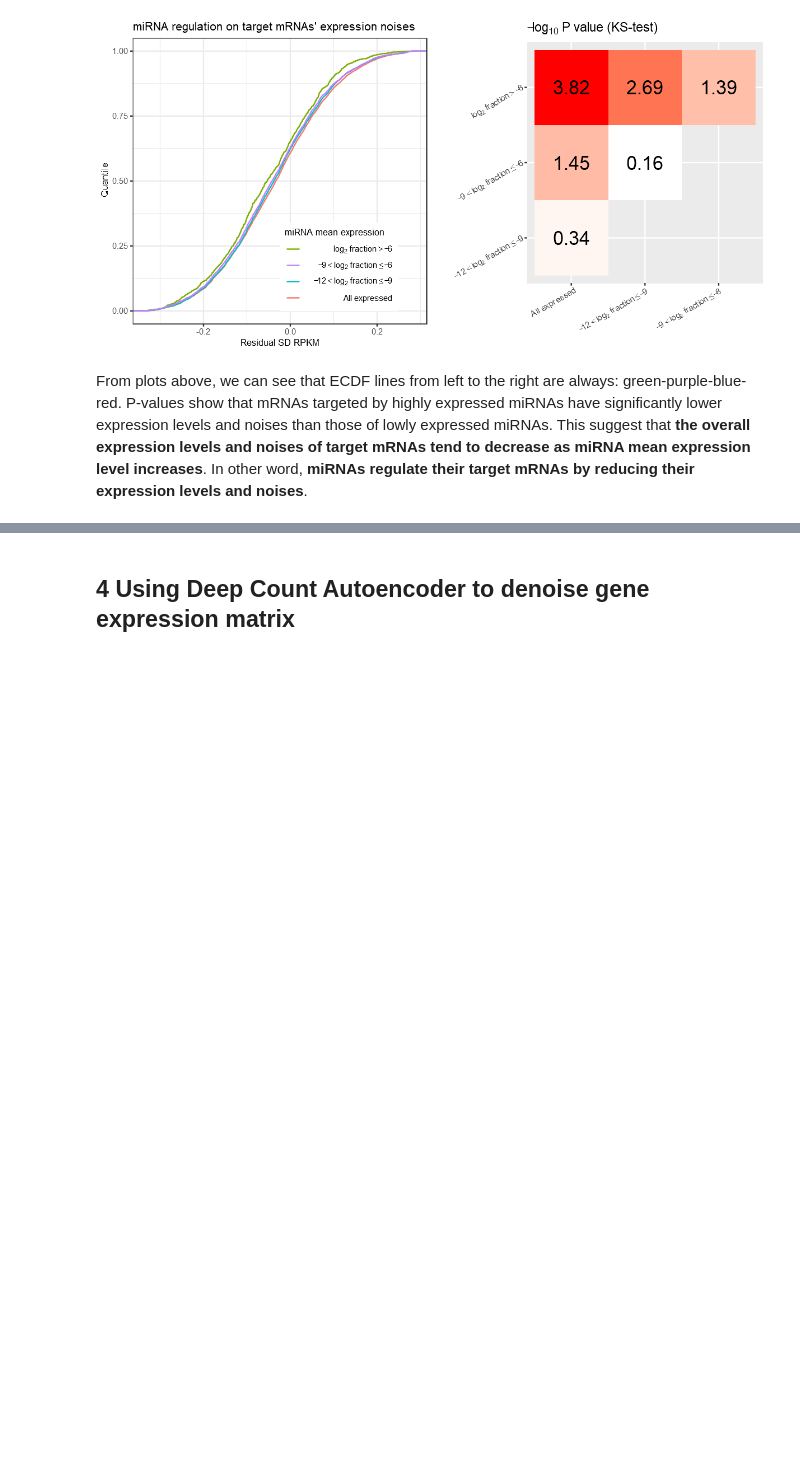
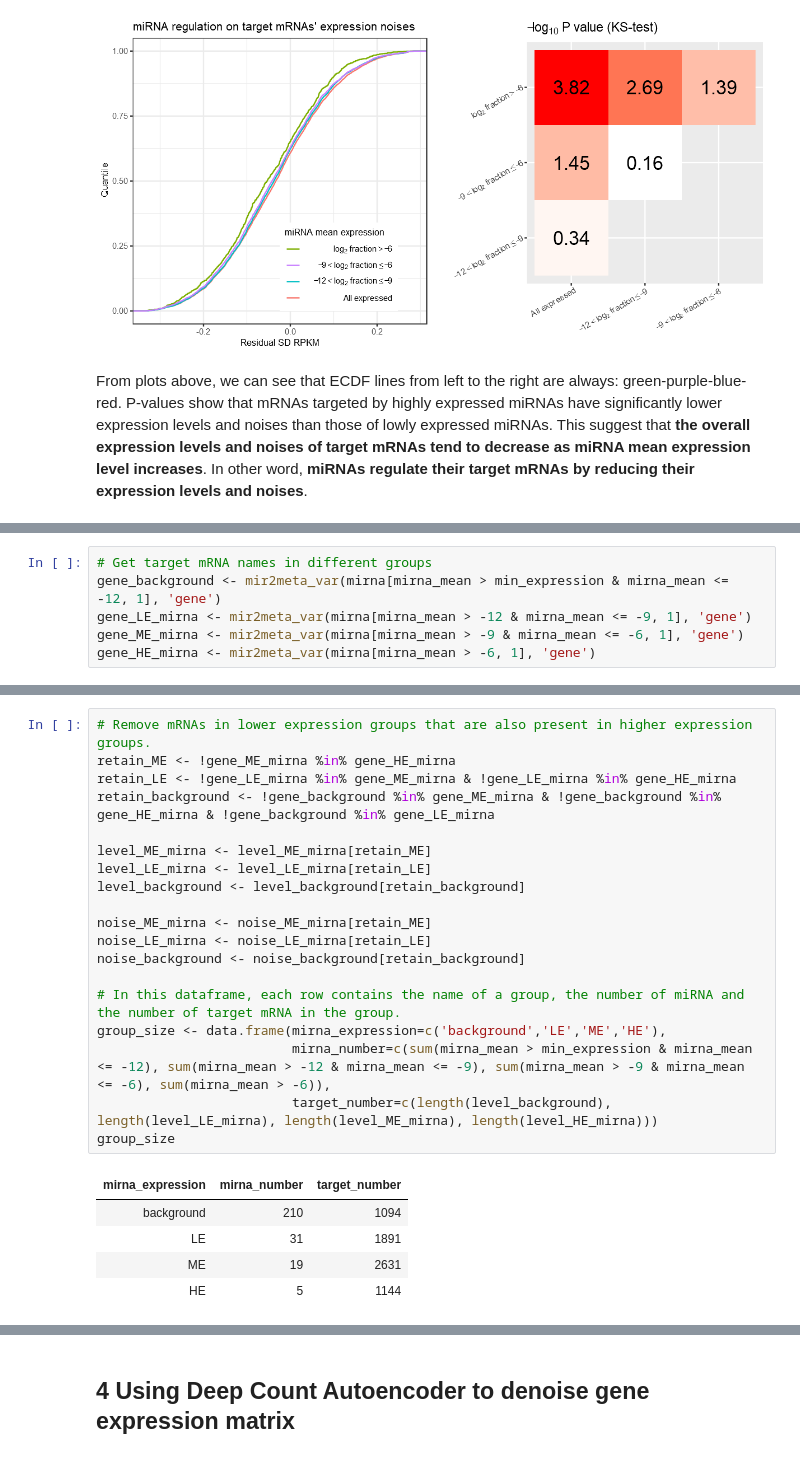
Before and after one commit to nshomron/sc-miReg, a Jupyter notebook: microRNA regulation in single cells.ipynb, the cells around one changed output, grey strips where cells are left out. Cells and saved outputs as stored; diff of their text form; blank space fills up the shorter version.

```diff
--- a/microRNA regulation in single cells.ipynb
+++ b/microRNA regulation in single cells.ipynb
@@ -343,0 +361,6 @@ From plots above, we can see that ECDF lines from left to the right are always:
+# %%
+# Get target mRNA names in different groups
+gene_background <- mir2meta_var(mirna[mirna_mean > min_expression & mirna_mean <= -12, 1], 'gene')
+gene_LE_mirna <- mir2meta_var(mirna[mirna_mean > -12 & mirna_mean <= -9, 1], 'gene')
+gene_ME_mirna <- mir2meta_var(mirna[mirna_mean > -9 & mirna_mean <= -6, 1], 'gene')
+gene_HE_mirna <- mir2meta_var(mirna[mirna_mean > -6, 1], 'gene')
@@ -343,0 +375,25 @@ From plots above, we can see that ECDF lines from left to the right are always:
+# %%
+# Remove mRNAs in lower expression groups that are also present in higher expression groups.
+retain_ME <- !gene_ME_mirna %in% gene_HE_mirna
+retain_LE <- !gene_LE_mirna %in% gene_ME_mirna & !gene_LE_mirna %in% gene_HE_mirna
+retain_background <- !gene_background %in% gene_ME_mirna & !gene_background %in% gene_HE_mirna & !gene_background %in% gene_LE_mirna
+
+level_ME_mirna <- level_ME_mirna[retain_ME]
+level_LE_mirna <- level_LE_mirna[retain_LE]
+level_background <- level_background[retain_background]
+
+noise_ME_mirna <- noise_ME_mirna[retain_ME]
+noise_LE_mirna <- noise_LE_mirna[retain_LE]
+noise_background <- noise_background[retain_background]
+
+# In this dataframe, each row contains the name of a group, the number of miRNA and the number of target mRNA in the group.
+group_size <- data.frame(mirna_expression=c('background','LE','ME','HE'),
+                         mirna_number=c(sum(mirna_mean > min_expression & mirna_mean <= -12), sum(mirna_mean > -12 & mirna_mean <= -9), sum(mirna_mean > -9 & mirna_mean <= -6), sum(mirna_mean > -6)),
+                         target_number=c(length(level_background), length(level_LE_mirna), length(level_ME_mirna), length(level_HE_mirna)))
+group_size
+# %% [output]
+| mirna_expression | mirna_number | target_number |
+| background | 210 | 1094 |
+| LE | 31 | 1891 |
+| ME | 19 | 2631 |
+| HE | 5 | 1144 |
```
Also changed, not shown: parts of 14 cells of this notebook, 2 other files.
